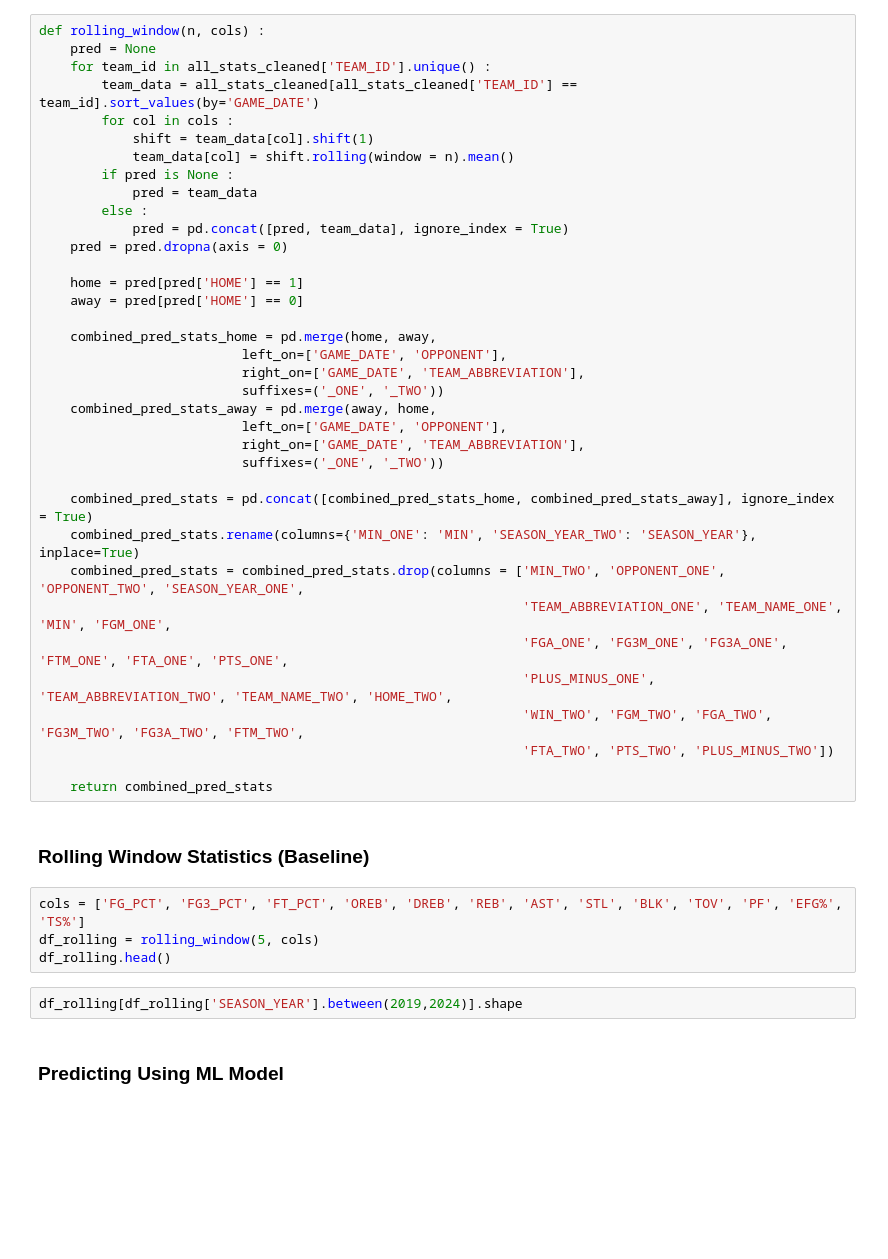
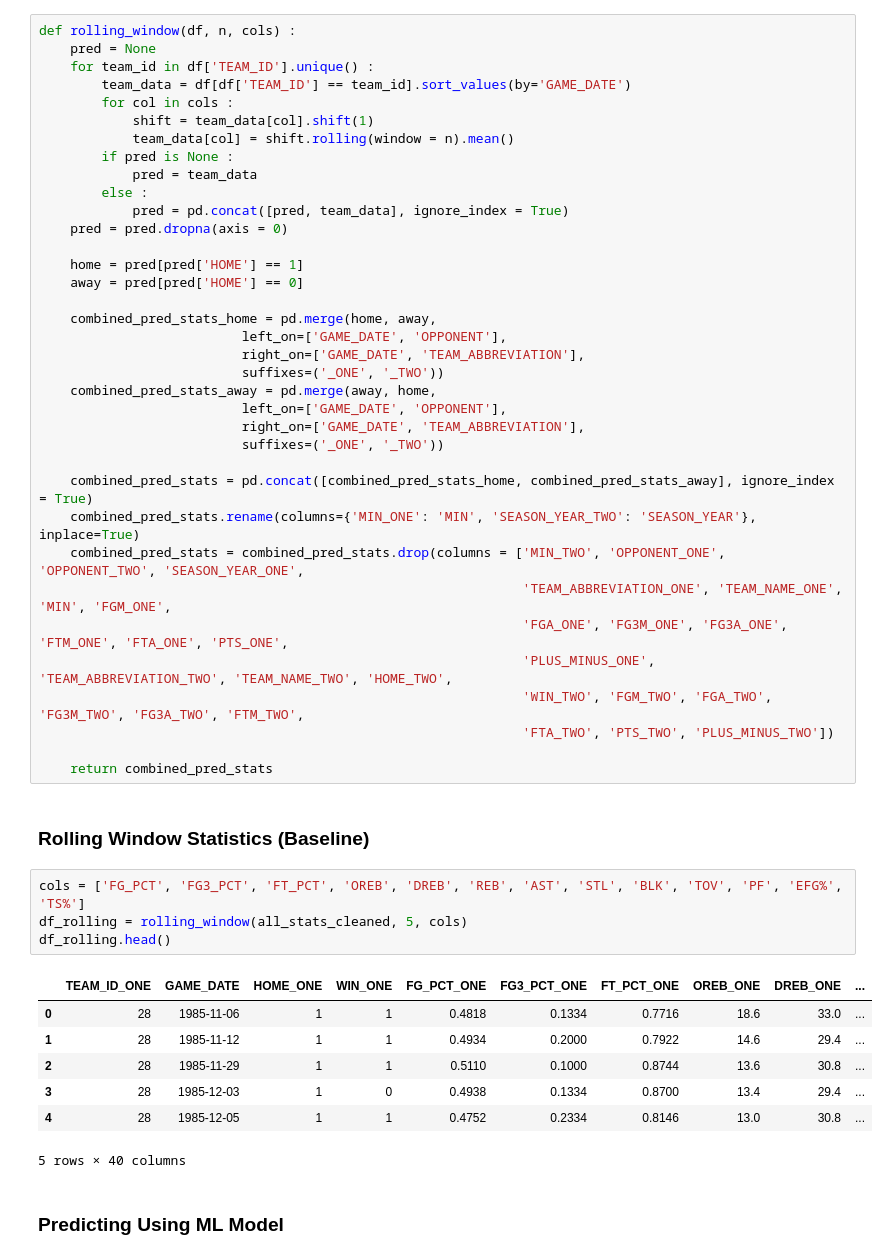
Before and after one commit to tanmbillawala/nba_game_predictor, a Jupyter notebook: NBA_Game_Statistics_Predictor.ipynb, the cells around one changed output. Saved outputs shown, nothing was run; the diff lists cells and outputs as text; blank space fills up the shorter version.

```diff
--- a/NBA_Game_Statistics_Predictor.ipynb
+++ b/NBA_Game_Statistics_Predictor.ipynb
@@ -410,10 +446,10 @@ all_stats_cleaned = add_elo_score(all_stats_cleaned)
 # added win for last game
 all_stats_cleaned = add_win_last_game(all_stats_cleaned)
 # %%
-def rolling_window(n, cols) :
+def rolling_window(df, n, cols) :
     pred = None
-    for team_id in all_stats_cleaned['TEAM_ID'].unique() :
-        team_data = all_stats_cleaned[all_stats_cleaned['TEAM_ID'] == team_id].sort_values(by='GAME_DATE')
+    for team_id in df['TEAM_ID'].unique() :
+        team_data = df[df['TEAM_ID'] == team_id].sort_values(by='GAME_DATE')
         for col in cols :
             shift = team_data[col].shift(1)
             team_data[col] = shift.rolling(window = n).mean()
@@ -449,10 +485,16 @@ def rolling_window(n, cols) :
 ### Rolling Window Statistics (Baseline)
 # %%
 cols = ['FG_PCT', 'FG3_PCT', 'FT_PCT', 'OREB', 'DREB', 'REB', 'AST', 'STL', 'BLK', 'TOV', 'PF', 'EFG%', 'TS%']
-df_rolling = rolling_window(5, cols)
+df_rolling = rolling_window(all_stats_cleaned, 5, cols)
 df_rolling.head()
+# %% [output]
+|  | TEAM_ID_ONE | GAME_DATE | HOME_ONE | WIN_ONE | FG_PCT_ONE | FG3_PCT_ONE | FT_PCT_ONE | OREB_ONE | DREB_ONE | ... |
+| 0 | 28 | 1985-11-06 | 1 | 1 | 0.4818 | 0.1334 | 0.7716 | 18.6 | 33.0 | ... |
+| 1 | 28 | 1985-11-12 | 1 | 1 | 0.4934 | 0.2000 | 0.7922 | 14.6 | 29.4 | ... |
+| 2 | 28 | 1985-11-29 | 1 | 1 | 0.5110 | 0.1000 | 0.8744 | 13.6 | 30.8 | ... |
+| 3 | 28 | 1985-12-03 | 1 | 0 | 0.4938 | 0.1334 | 0.8700 | 13.4 | 29.4 | ... |
+| 4 | 28 | 1985-12-05 | 1 | 1 | 0.4752 | 0.2334 | 0.8146 | 13.0 | 30.8 | ... |
+5 rows × 40 columns
-# %%
-df_rolling[df_rolling['SEASON_YEAR'].between(2019,2024)].shape
 # %% [markdown]
 ### Predicting Using ML Model
 # %%
```
Also changed, not shown: parts of 119 cells of this notebook, 2 other files.
